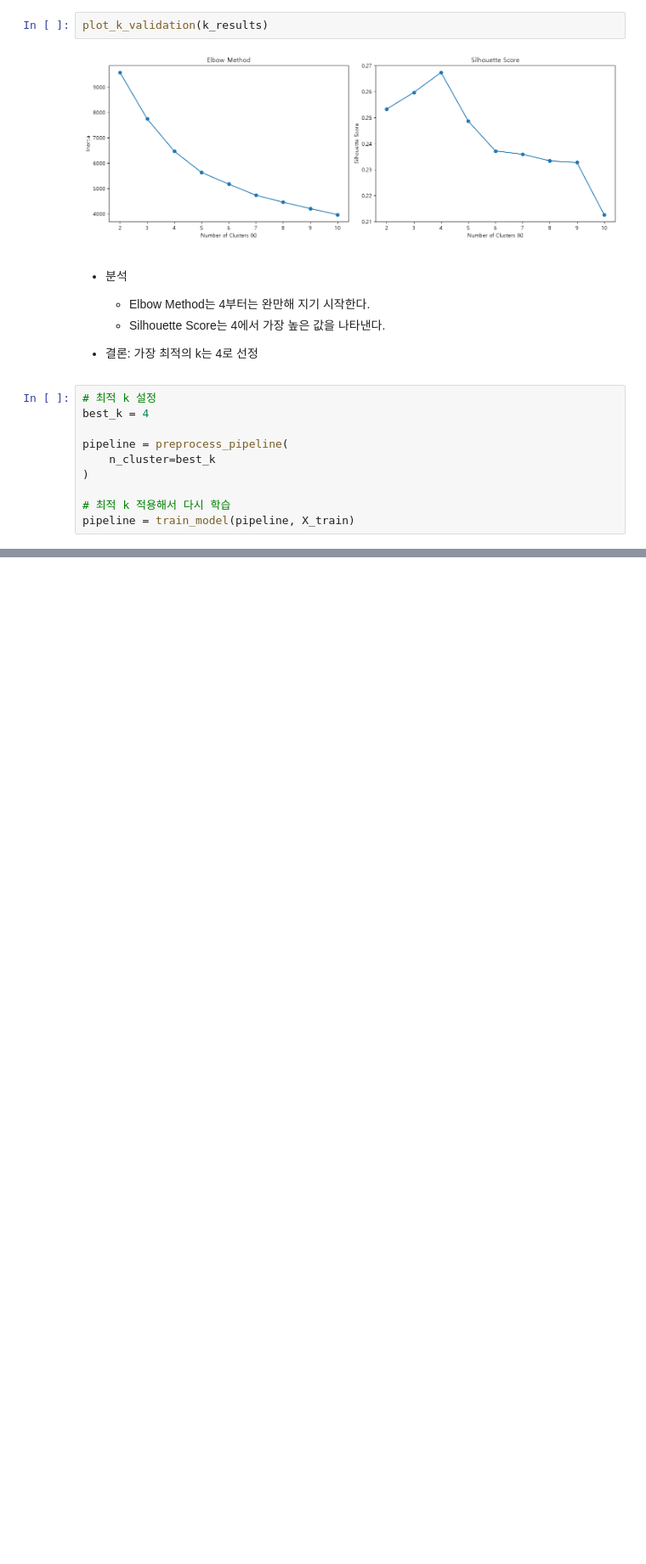
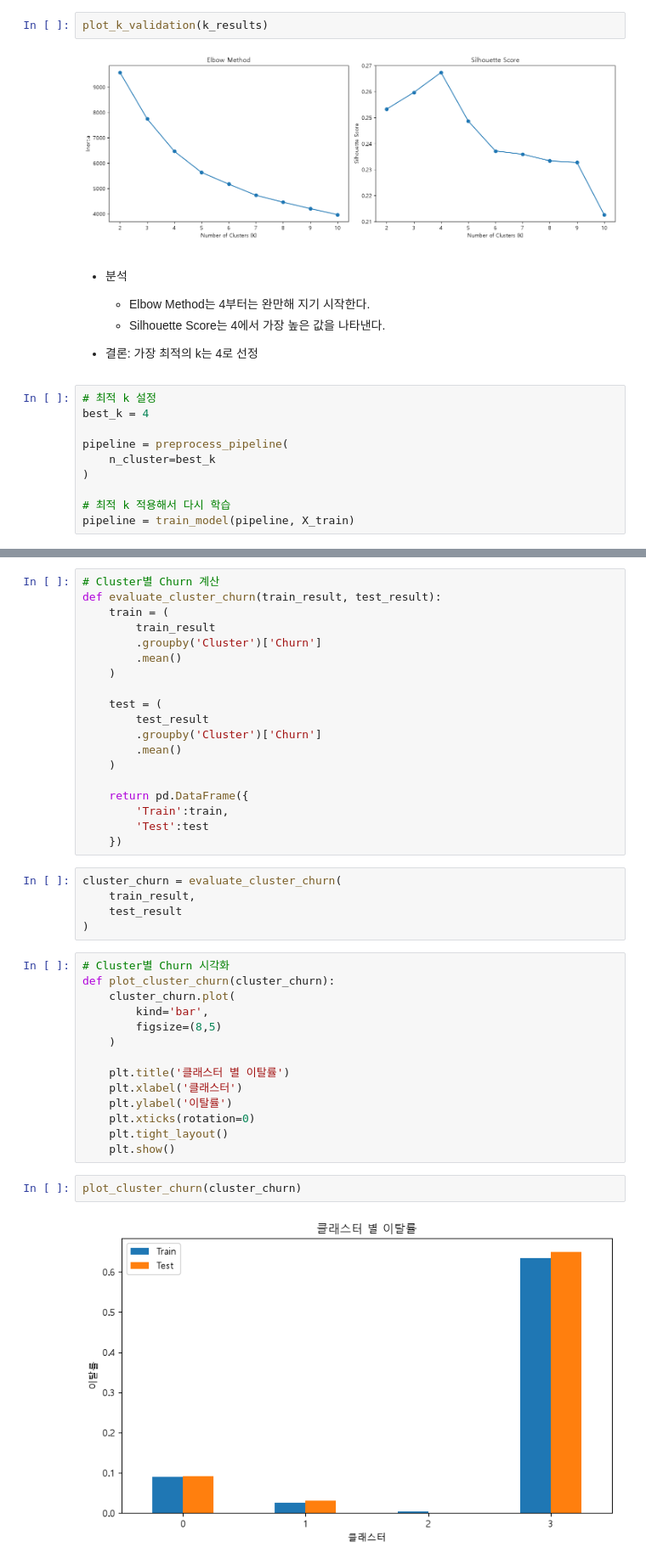
Before and after one commit to kty2001/SKN34-2nd-1Team, a Jupyter notebook: notebooks/analysis1.ipynb, the cells around one changed output, grey strips where cells are left out. Shown at 85% size. Cells and saved outputs as stored; diff of their text form; blank space fills up the shorter version.

```diff
--- a/notebooks/analysis1.ipynb
+++ b/notebooks/analysis1.ipynb
@@ -404,0 +574,42 @@ pipeline = train_model(pipeline, X_train)
+# %%
+# Cluster별 Churn 계산
+def evaluate_cluster_churn(train_result, test_result):
+    train = (
+        train_result
+        .groupby('Cluster')['Churn']
+        .mean()
+    )
+
+    test = (
+        test_result
+        .groupby('Cluster')['Churn']
+        .mean()
+    )
+
+    return pd.DataFrame({
+        'Train':train,
+        'Test':test
+    })
+# %%
+cluster_churn = evaluate_cluster_churn(
+    train_result,
+    test_result
+)
+# %%
+# Cluster별 Churn 시각화
+def plot_cluster_churn(cluster_churn):
+    cluster_churn.plot(
+        kind='bar',
+        figsize=(8,5)
+    )
+
+    plt.title('클래스터 별 이탈률')
+    plt.xlabel('클래스터')
+    plt.ylabel('이탈률')
+    plt.xticks(rotation=0)
+    plt.tight_layout()
+    plt.show()
+# %%
+plot_cluster_churn(cluster_churn)
+# %% [output]
+[figure, added]
```
Also changed, not shown: parts of 40 cells of this notebook, 1 other file.
